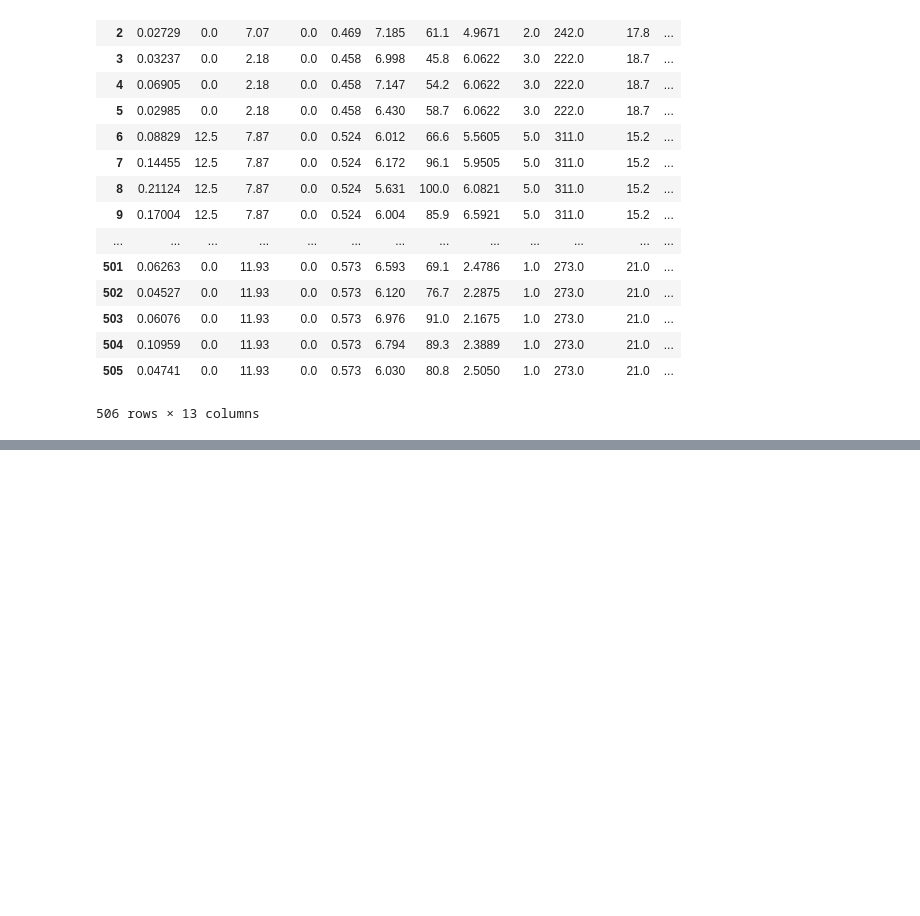
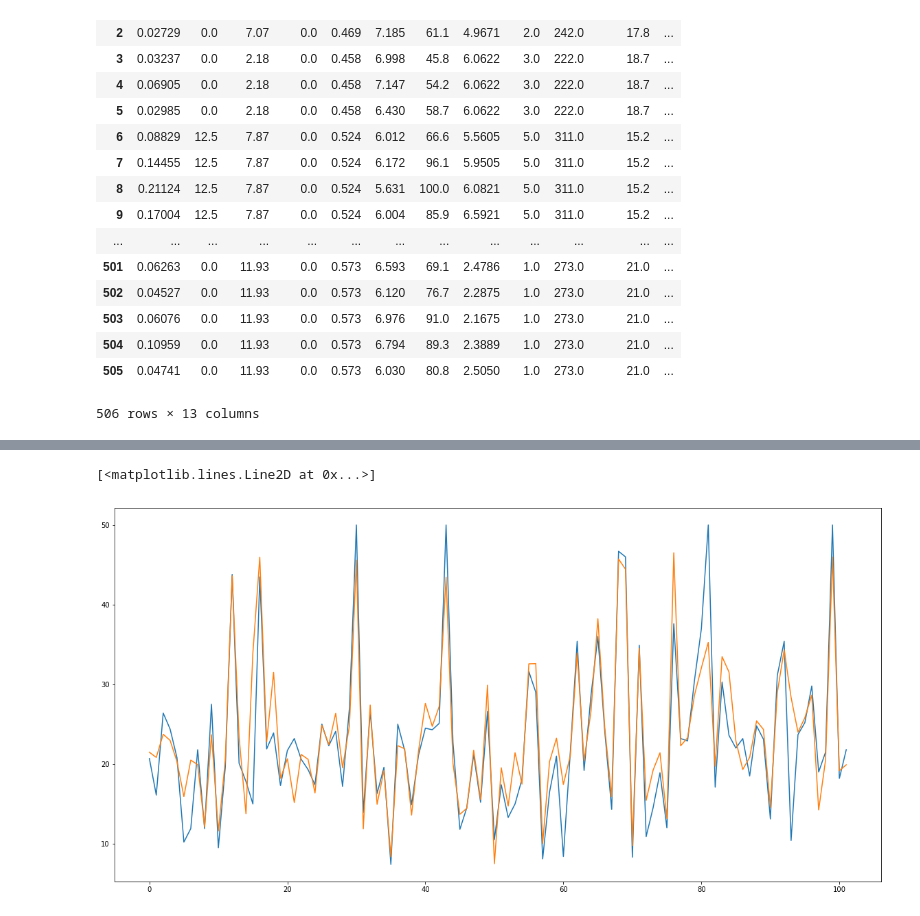
Before and after one commit to mychaelstyle/seminar, a Jupyter notebook: Data Analysis Part4 RandomForest.ipynb, the cells around one changed output, grey strips where cells are left out. Drawn from its saved outputs; the diff is of its cells as text; code cells hidden in the pictures; blank space fills up the shorter version.

Commit message:
change randomforest sample

```diff
--- a/Data Analysis Part4 RandomForest.ipynb
+++ b/Data Analysis Part4 RandomForest.ipynb
@@ -171,0 +176,22 @@ plt.plot(test_labels_pred, label="predicted")
+# %%
+from sklearn.grid_search import GridSearchCV
+params = {'n_estimators'  : [3, 10, 100, 1000, 10000], 'n_jobs': [-1]}
+cv = GridSearchCV(
+    RandomForestRegressor(),
+    params,
+    cv = 10,
+    scoring= 'mean_squared_error',
+    n_jobs = -1,
+    verbose=True
+)
+cv.fit(train_data_bs, train_labels_bs)
+print(cv.best_estimator_)
+# %%
+train_labels_pred = cv.best_estimator_.predict(train_data_bs)
+test_labels_pred = cv.best_estimator_.predict(test_data_bs)
+plt.figure(figsize=(20,10))
+plt.plot(test_labels_bs,label="True")
+plt.plot(test_labels_pred, label="predicted")
+# %% [output]
+[<matplotlib.lines.Line2D at 0x...>]
+[figure, added]
```
Also changed, not shown: parts of 8 cells of this notebook.
